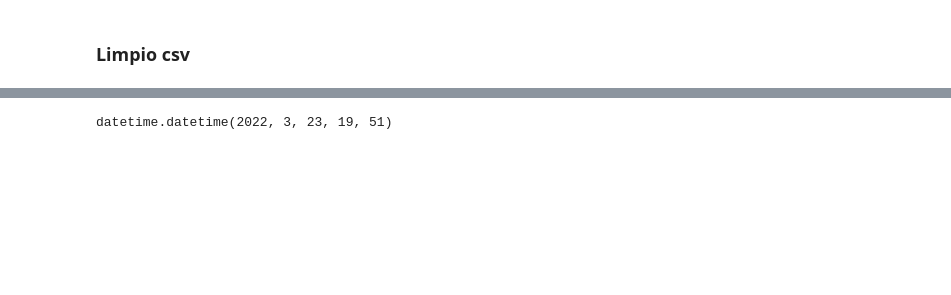
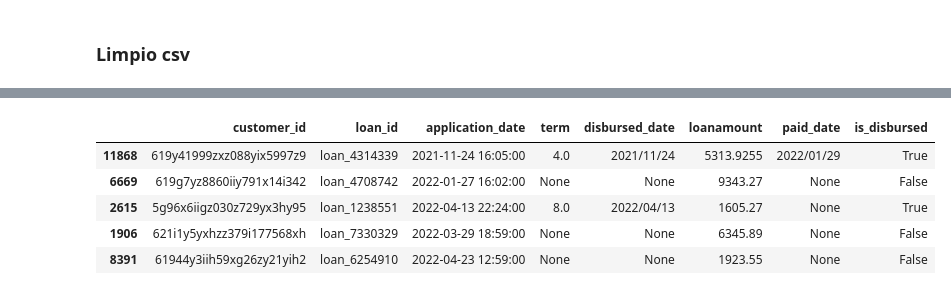
Before and after one commit to SofiFasce/Challenge, a Jupyter notebook: Chellenge_ok.ipynb, the cells around one changed output, grey strips where cells are left out. Saved outputs shown, nothing was run; the diff lists cells and outputs as text; code cells hidden in the pictures; blank space fills up the shorter version.

```diff
--- a/Chellenge_ok.ipynb
+++ b/Chellenge_ok.ipynb
@@ -27,0 +40,17 @@ import numpy as np
+# %%
+#df.replace({np.nan: None}, inplace = True)
+df['application_date']=pd.to_datetime(df['application_date'], format='%d/%m/%y %H:%M')#.dt.tz_localize('America/Mexico_City')
+#df['application_date_2']=pd.to_datetime(df['application_date'], format='%d/%m/%y %H:%M')
+df['disbursed_date']=pd.to_datetime(df['disbursed_date'], format='%d/%m/%y').dt.strftime("%Y/%m/%d")
+df['paid_date']=pd.to_datetime(df['paid_date'], format='%d/%m/%y').dt.strftime("%Y/%m/%d")
+
+df.replace({np.nan: None}, inplace = True)
+# %%
+df.sample(5)
+# %% [output]
+|  | customer_id | loan_id | application_date | term | disbursed_date | loanamount | paid_date | is_disbursed |
+| 11868 | 619y41999zxz088yix5997z9 | loan_4314339 | 2021-11-24 16:05:00 | 4.0 | 2021/11/24 | 5313.9255 | 2022/01/29 | True |
+| 6669 | 619g7yz8860iiy791x14i342 | loan_4708742 | 2022-01-27 16:02:00 | None | None | 9343.27 | None | False |
+| 2615 | 5g96x6iigz030z729yx3hy95 | loan_1238551 | 2022-04-13 22:24:00 | 8.0 | 2022/04/13 | 1605.27 | None | True |
+| 1906 | 621i1y5yxhzz379i177568xh | loan_7330329 | 2022-03-29 18:59:00 | None | None | 6345.89 | None | False |
+| 8391 | 61944y3iih59xg26zy21yih2 | loan_6254910 | 2022-04-23 12:59:00 | None | None | 1923.55 | None | False |
@@ -28,7 +64,2 @@ import numpy as np
 # %%
 df.replace({np.nan: None}, inplace = True)
-# %%
-from datetime import datetime
-datetime.strptime('23/03/22 19:51', '%d/%m/%y %H:%M')
-# %% [output]
-datetime.datetime(2022, 3, 23, 19, 51)
```
Also changed, not shown: parts of 62 cells of this notebook, 8 other files.
